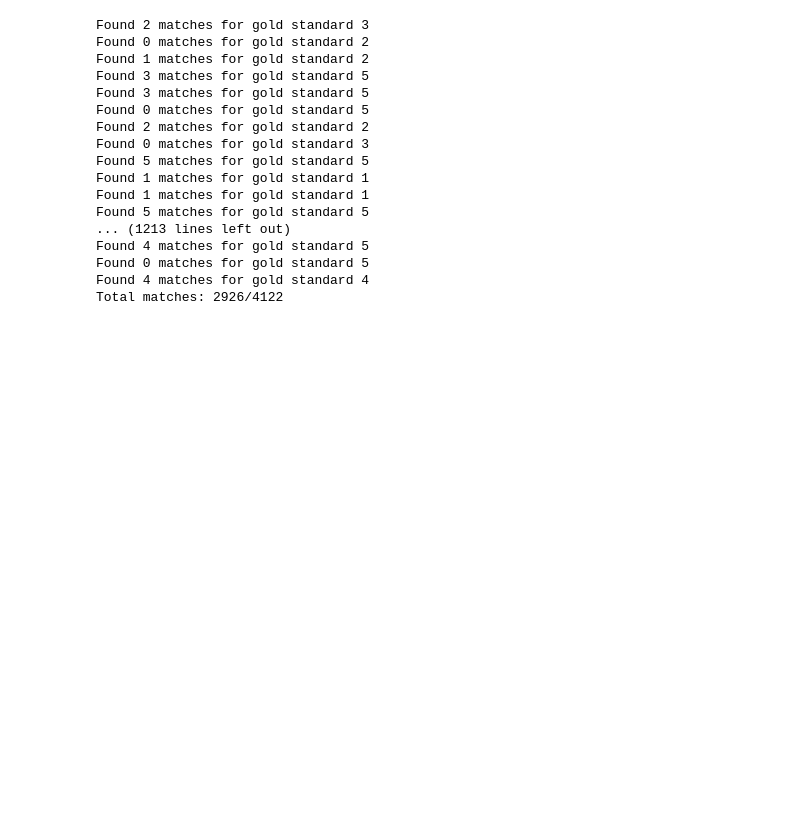
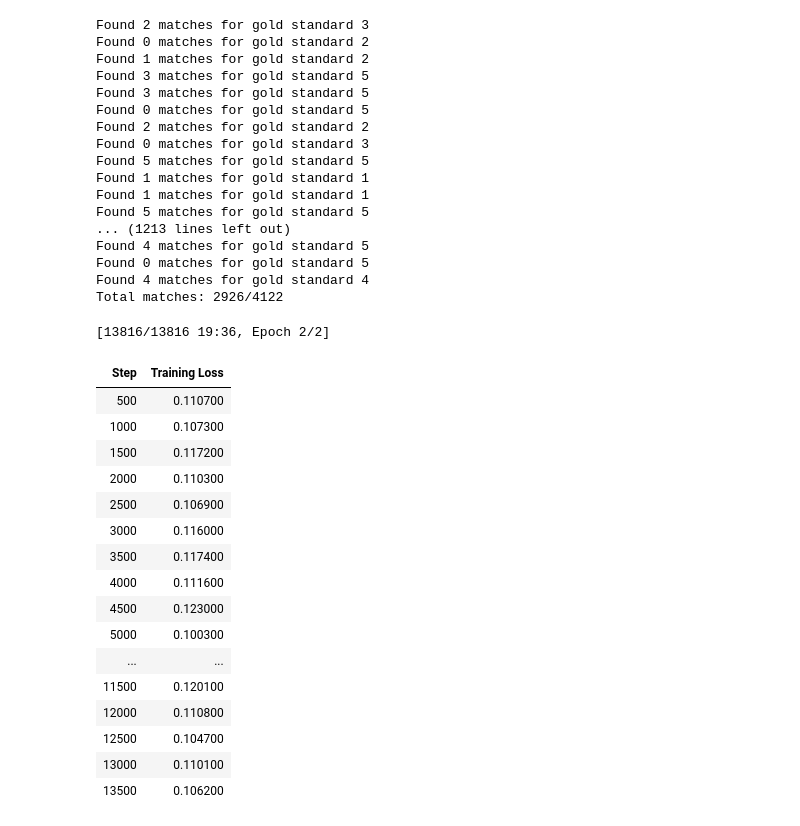
Before and after one commit to kaiizzz/COMP90042_2025, a Jupyter notebook: Agent/ensenble.ipynb, the cells around one changed output. Saved outputs shown, nothing was run; the diff lists cells and outputs as text; code cells hidden in the pictures; blank space fills up the shorter version.

```diff
--- a/Agent/ensenble.ipynb
+++ b/Agent/ensenble.ipynb
@@ -87,38 +103,57 @@ Found 0 matches for gold standard 5
 Found 4 matches for gold standard 4
 Total matches: 2926/4122
 # %%
-from sentence_transformers import CrossEncoder, InputExample
-from torch.utils.data import DataLoader
-from sklearn.model_selection import train_test_split
+# from sentence_transformers import CrossEncoder, InputExample
+# from torch.utils.data import DataLoader
+# from sklearn.model_selection import train_test_split
 
-# Step 1: Prepare InputExamples
-train_examples = []
-for claim, top_evidence_list, gold_list in zip(train_df['claim_text'], train_df['top_100_evidence'], train_df['evidences']):
-    for ev in top_evidence_list:
-        label = 1 if ev in gold_list else 0
-        train_examples.append(InputExample(texts=[claim, ev], label=label))
+# # Step 1: Prepare InputExamples
+# train_examples = []
+# for claim, top_evidence_list, gold_list in zip(train_df['claim_text'], train_df['top_100_evidence'], train_df['evidences']):
+#     for ev in top_evidence_list:
+#         label = 1 if ev in gold_list else 0
+#         train_examples.append(InputExample(texts=[claim, ev], label=label))
 
-# Step 2: Train/Dev Split
-train_data, dev_data = train_test_split(train_examples, test_size=0.1, random_state=42)
+# # Step 2: Train/Dev Split
+# train_data, dev_data = train_test_split(train_examples, test_size=0.1, random_state=42)
 
-# Step 3: CrossEncoder setup
-model = CrossEncoder("cross-encoder/stsb-roberta-base")
+# # Step 3: CrossEncoder setup
+# model = CrossEncoder("cross-encoder/stsb-roberta-base")
 
-from sentence_transformers.cross_encoder.evaluation import CrossEncoderClassificationEvaluator
+# from sentence_transformers.cross_encoder.evaluation import CrossEncoderClassificationEvaluator
 
-#evaluator = CrossEncoderClassificationEvaluator.from_input_examples(dev_data, name="dev-eval")
+# #evaluator = CrossEncoderClassificationEvaluator.from_input_examples(dev_data, name="dev-eval")
 
 
-# Step 4: Fine-tune
-model.fit(
-    train_dataloader=DataLoader(train_data, shuffle=True, batch_size=16),
-    epochs=2,
-    warmup_steps=100,
-    output_path="cross-encoder-finetuned"
-)
+# # Step 4: Fine-tune
+# model.fit(
+#     train_dataloader=DataLoader(train_data, shuffle=True, batch_size=16),
+#     epochs=2,
+#     warmup_steps=100,
+#     output_path="cross-encoder-finetuned"
+# )
 
-# save the model
-model.save("cross-encoder-finetuned")
+# # save the model
+# model.save("cross-encoder-finetuned")
+# %% [output]
+[13816/13816 19:36, Epoch 2/2]
+| Step | Training Loss |
+| 500 | 0.110700 |
+| 1000 | 0.107300 |
+| 1500 | 0.117200 |
+| 2000 | 0.110300 |
+| 2500 | 0.106900 |
+| 3000 | 0.116000 |
+| 3500 | 0.117400 |
+| 4000 | 0.111600 |
+| 4500 | 0.123000 |
+| 5000 | 0.100300 |
+| ... | ... |
+| 11500 | 0.120100 |
+| 12000 | 0.110800 |
+| 12500 | 0.104700 |
+| 13000 | 0.110100 |
+| 13500 | 0.106200 |
 # %%
 # from datasets import Dataset
 # from sklearn.model_selection import train_test_split
```
Also changed, not shown: parts of 4 cells of this notebook, 5 other files.
